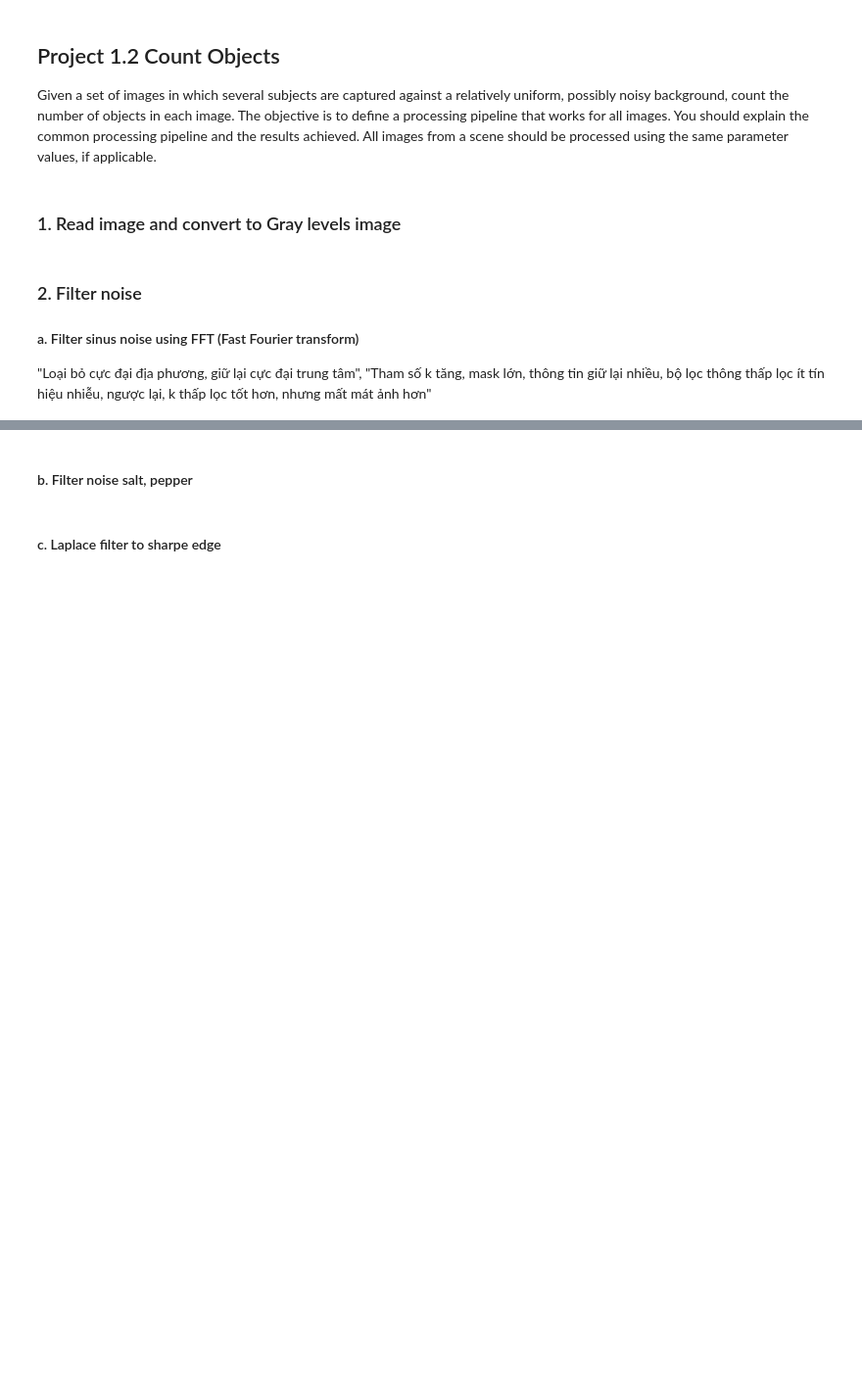
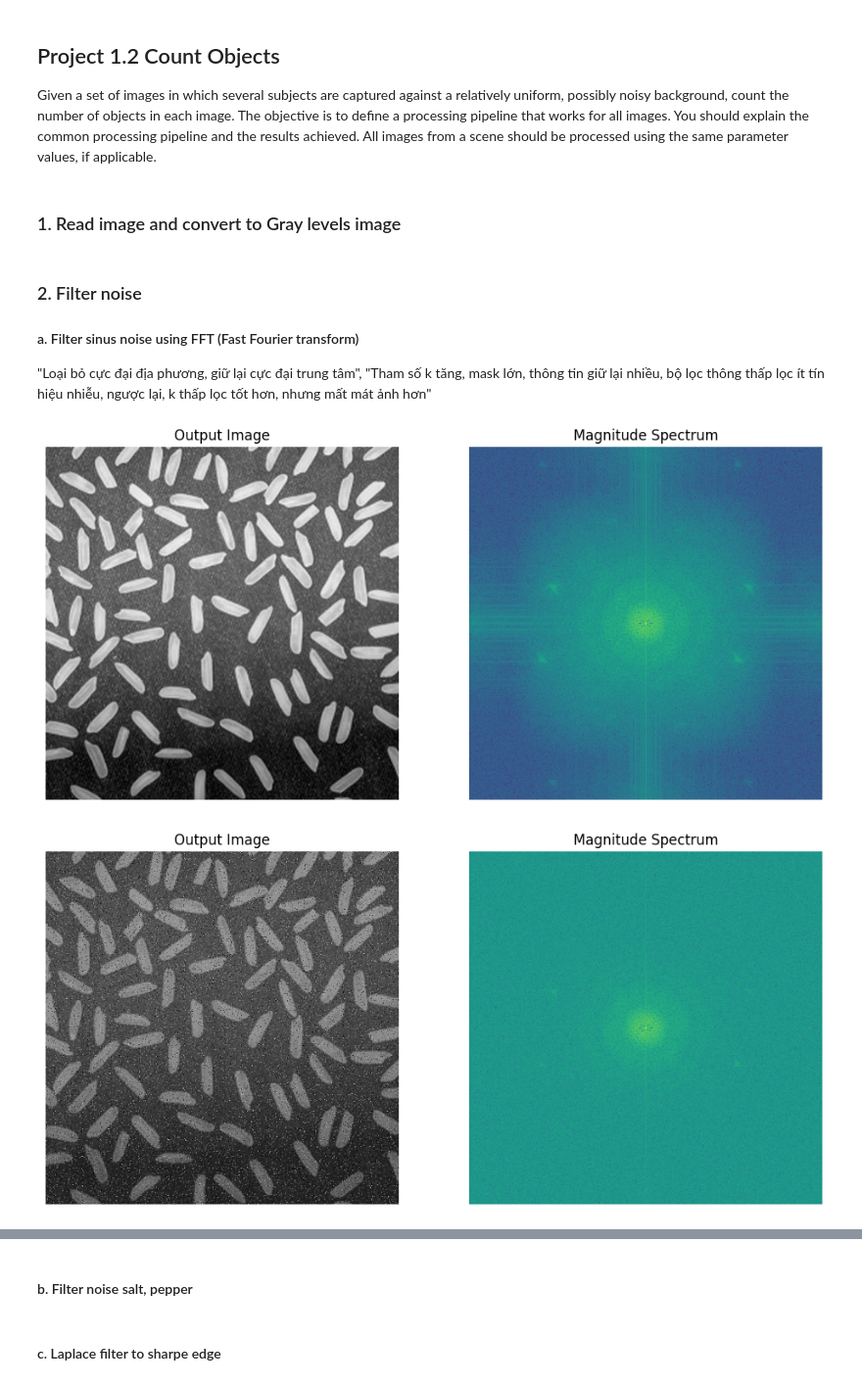
Before and after one commit to VanBao985/cv-project-lab-bkai, a Jupyter notebook: prj_week_1.ipynb, the cells around one changed output, grey strips where cells are left out. Shown at 98% size. Cells and saved outputs as stored; diff of their text form; code cells hidden in the pictures; blank space fills up the shorter version.

```diff
--- a/prj_week_1.ipynb
+++ b/prj_week_1.ipynb
@@ -38,32 +36,35 @@ for img in Gray_Images:
     # fig, ax = plt.subplots(1, 2, figsize=(12, 6))
     # ax[0].imshow(img, cmap='gray'), ax[0].set_title('Input Image'), ax[0].axis('off')
     # ax[1].imshow(magnitude_spectrum, cmap='viridis'), ax[1].set_title('Magnitude Spectrum'), ax[1].axis('off')
     # plt.show()
 
     # Set a cutoff frequency
     is_max = np.zeros_like(fshift, dtype=bool)
     crow, ccol = int(fshift.shape[0] / 2), int(fshift.shape[1] / 2)
     is_max[crow, ccol-8]=True  # Cực đại
     is_max[crow, ccol+8]=True  # Cực đại
     filtered_fshift = np.copy(fshift)
     filtered_fshift[is_max] = 0  # filtering
 
     # Compute the magnitude spectrum
     filtered_magnitude = 20 * np.log(cv2.magnitude(filtered_fshift[:, :, 0], filtered_fshift[:, :, 1])+1)
     # Compute the inverse Fourier transform
     dft_filtered = np.fft.ifftshift(filtered_fshift)
     img_back = cv2.idft(dft_filtered)
     img_back = cv2.magnitude(img_back[:, :, 0], img_back[:, :, 1])
     img_back = cv2.normalize(img_back, None, 0, 255, cv2.NORM_MINMAX).astype('uint8')
 
     # Apply Unsharp Mask to enhance details
-    highpass = cv2.GaussianBlur(img_back, (5, 5), 0)
-    img_back = cv2.addWeighted(img_back, 0.6, highpass, -0.2, 0)
+    lowpass = cv2.GaussianBlur(img_back, (5, 5), 0)
+    img_back = cv2.addWeighted(img_back, 0.6, lowpass, -0.2, 0)
 
     # plot the image and its spectrum
     fig, ax = plt.subplots(1, 2, figsize=(12, 6))
     ax[0].imshow(img_back, cmap='gray'), ax[0].set_title('Output Image'), ax[0].axis('off')
     ax[1].imshow(filtered_magnitude, cmap='viridis'), ax[1].set_title('Magnitude Spectrum'), ax[1].axis('off')
     plt.show()
 
     sinus_image_filtered.append(img_back)
+# %% [output]
+[figure, added]
+[figure, added]
```
Also changed, not shown: parts of 5 cells of this notebook, 14 other files.
